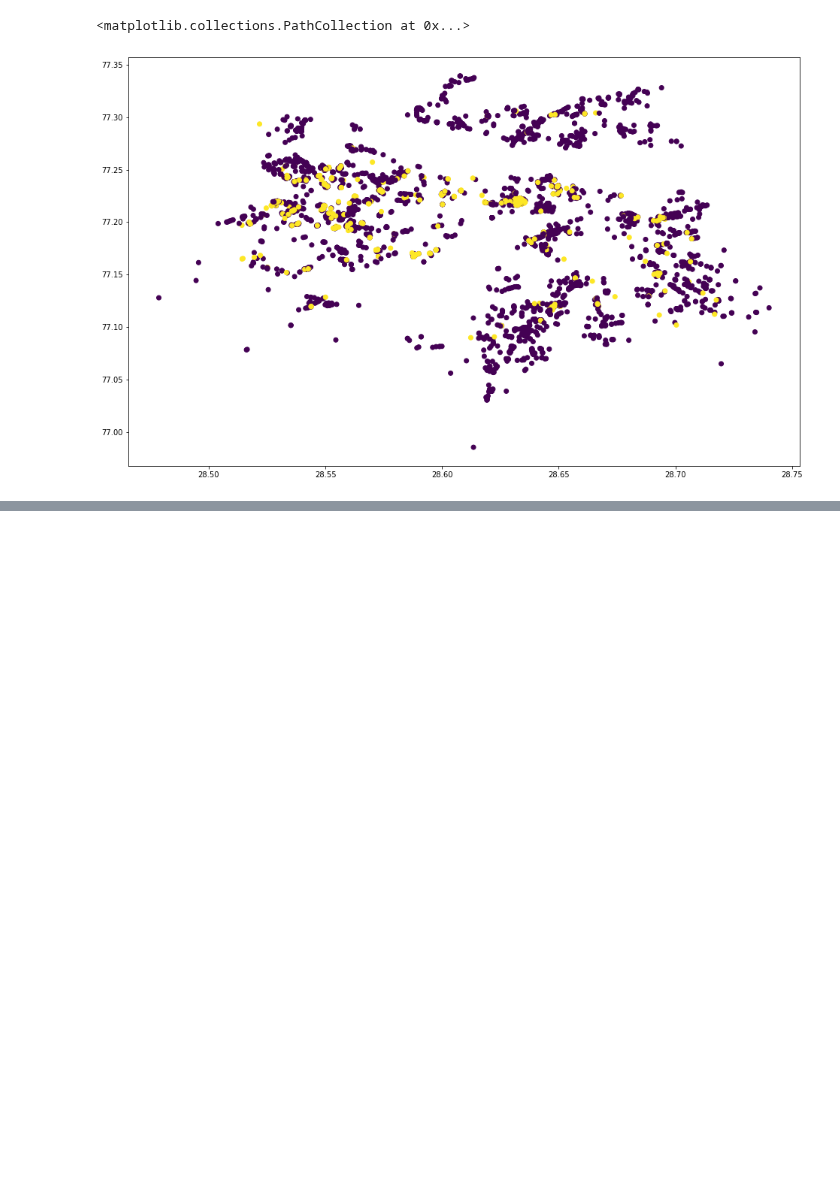
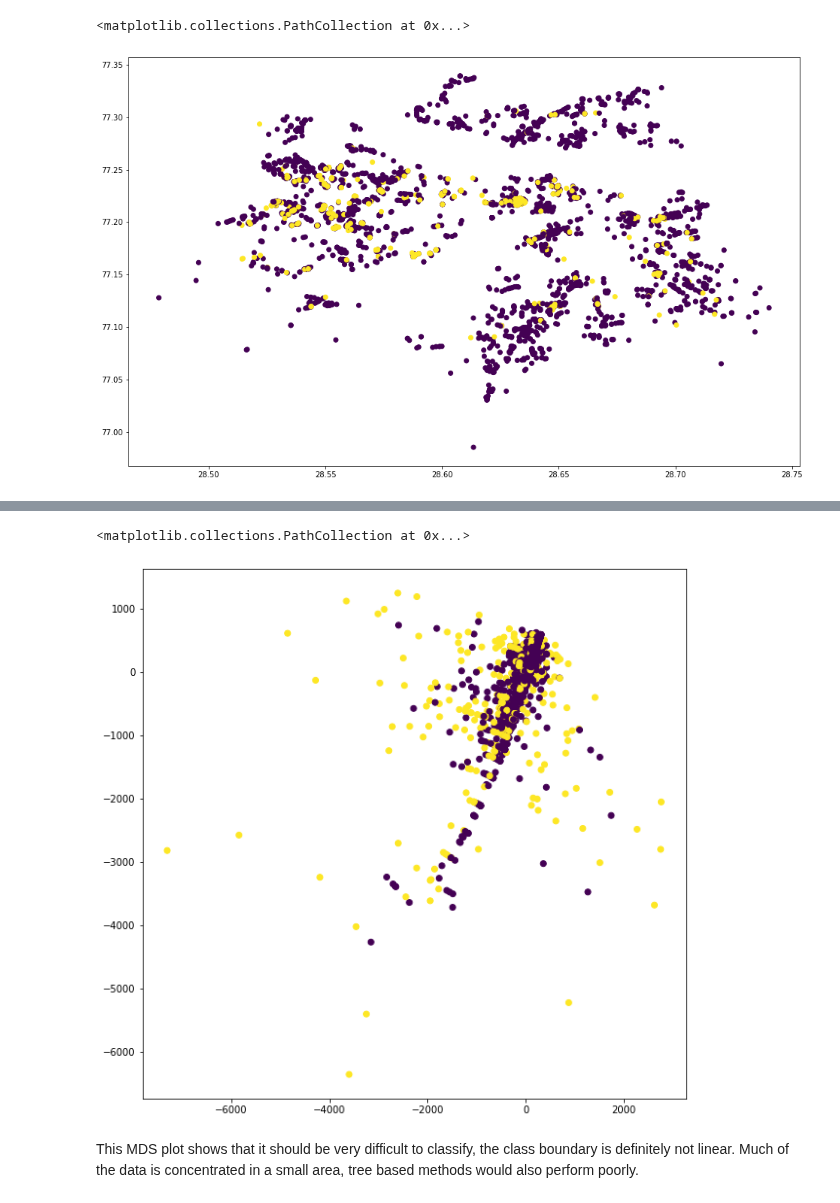
Before and after one commit to uttiyamaji/Data-Analysis, a Jupyter notebook: Zomato_restaurents_data_analysis/zomato.ipynb, the cells around one changed output, grey strips where cells are left out. Saved outputs shown, nothing was run; the diff lists cells and outputs as text; code cells hidden in the pictures; blank space fills up the shorter version.

```diff
--- a/Zomato_restaurents_data_analysis/zomato.ipynb
+++ b/Zomato_restaurents_data_analysis/zomato.ipynb
@@ -516,0 +677,9 @@ array([[719,   9],
+# %%
+#X_transformed[:,1]
+plt.figure(figsize = (10,10))
+plt.scatter(X_transformed[:,0], X_transformed[:,1], c = y_train)
+# %% [output]
+<matplotlib.collections.PathCollection at 0x...>
+[figure, added]
+# %% [markdown]
+This MDS plot shows that it should be very difficult to classify, the class boundary is definitely not linear. Much of the data is concentrated in a small area, tree based methods would also perform poorly.
```
Also changed, not shown: parts of 40 cells of this notebook.
